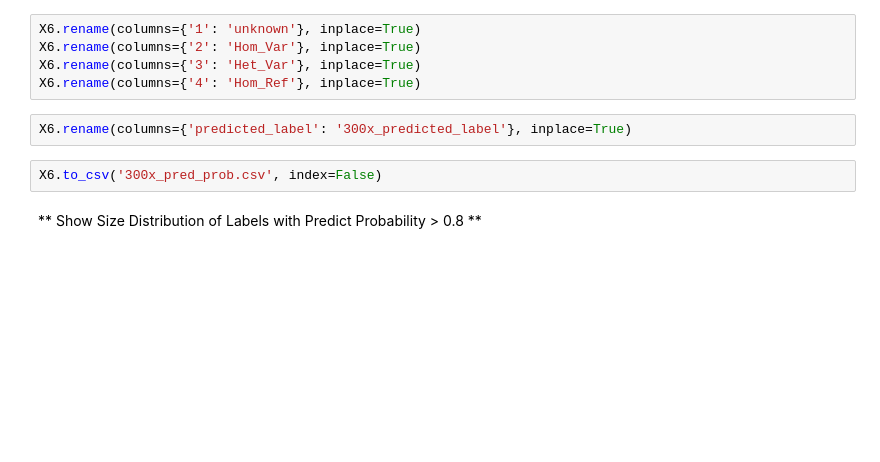
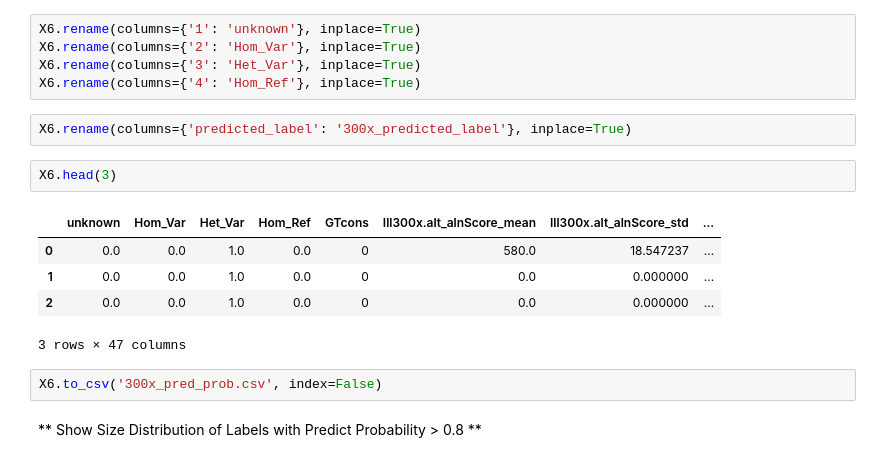
Before and after one commit to lesleymaraina/NIST, a Jupyter notebook: Notebooks/CrowdVariant_Analysis/300x-Crowdvariant_Analysis.ipynb, the cells around one changed output. Saved outputs shown, nothing was run; the diff lists cells and outputs as text; blank space fills up the shorter version.

```diff
--- a/Notebooks/CrowdVariant_Analysis/300x-Crowdvariant_Analysis.ipynb
+++ b/Notebooks/CrowdVariant_Analysis/300x-Crowdvariant_Analysis.ipynb
@@ -568,6 +568,14 @@ X6.rename(columns={'3': 'Het_Var'}, inplace=True)
 X6.rename(columns={'4': 'Hom_Ref'}, inplace=True)
 # %%
 X6.rename(columns={'predicted_label': '300x_predicted_label'}, inplace=True)
+# %%
+X6.head(3)
+# %% [output]
+|  | unknown | Hom_Var | Het_Var | Hom_Ref | GTcons | Ill300x.alt_alnScore_mean | Ill300x.alt_alnScore_std | ... |
+| 0 | 0.0 | 0.0 | 1.0 | 0.0 | 0 | 580.0 | 18.547237 | ... |
+| 1 | 0.0 | 0.0 | 1.0 | 0.0 | 0 | 0.0 | 0.000000 | ... |
+| 2 | 0.0 | 0.0 | 1.0 | 0.0 | 0 | 0.0 | 0.000000 | ... |
+3 rows × 47 columns
 # %%
 X6.to_csv('300x_pred_prob.csv', index=False)
 # %% [markdown]
```
Also changed, not shown: parts of 6 cells of this notebook, 19 other files.
